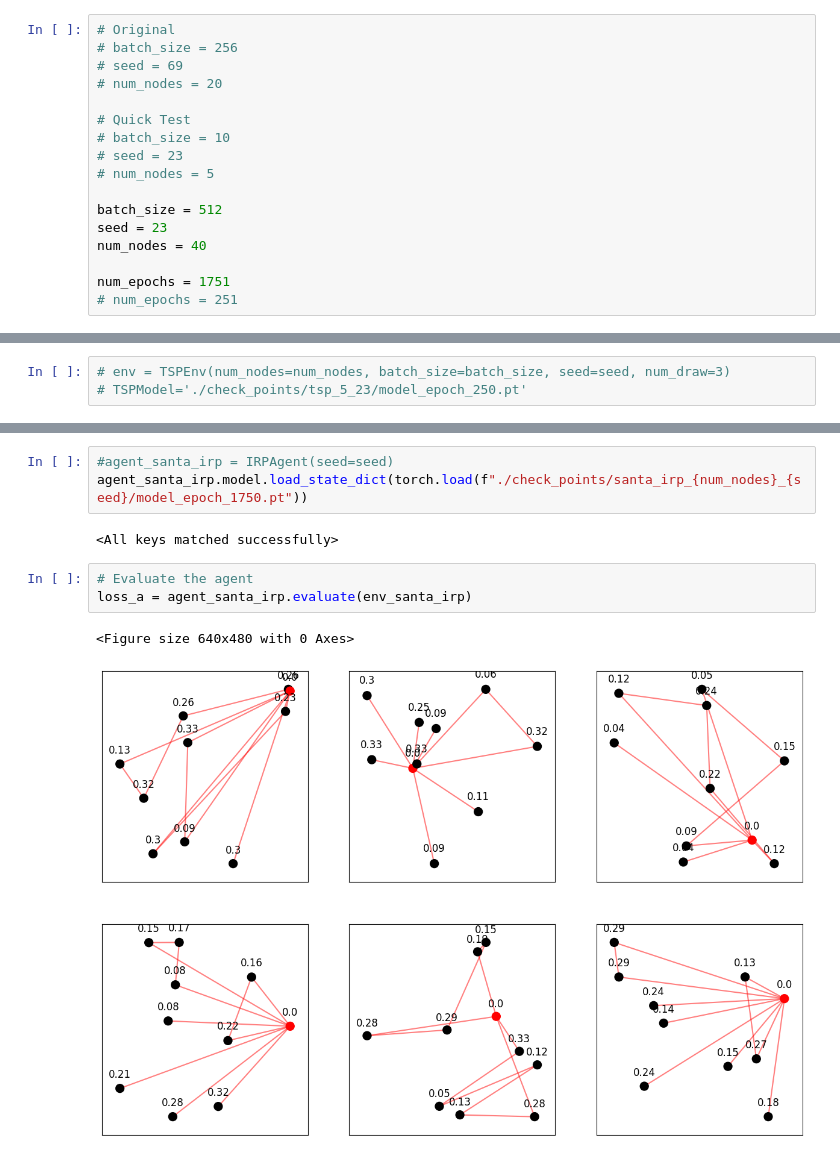
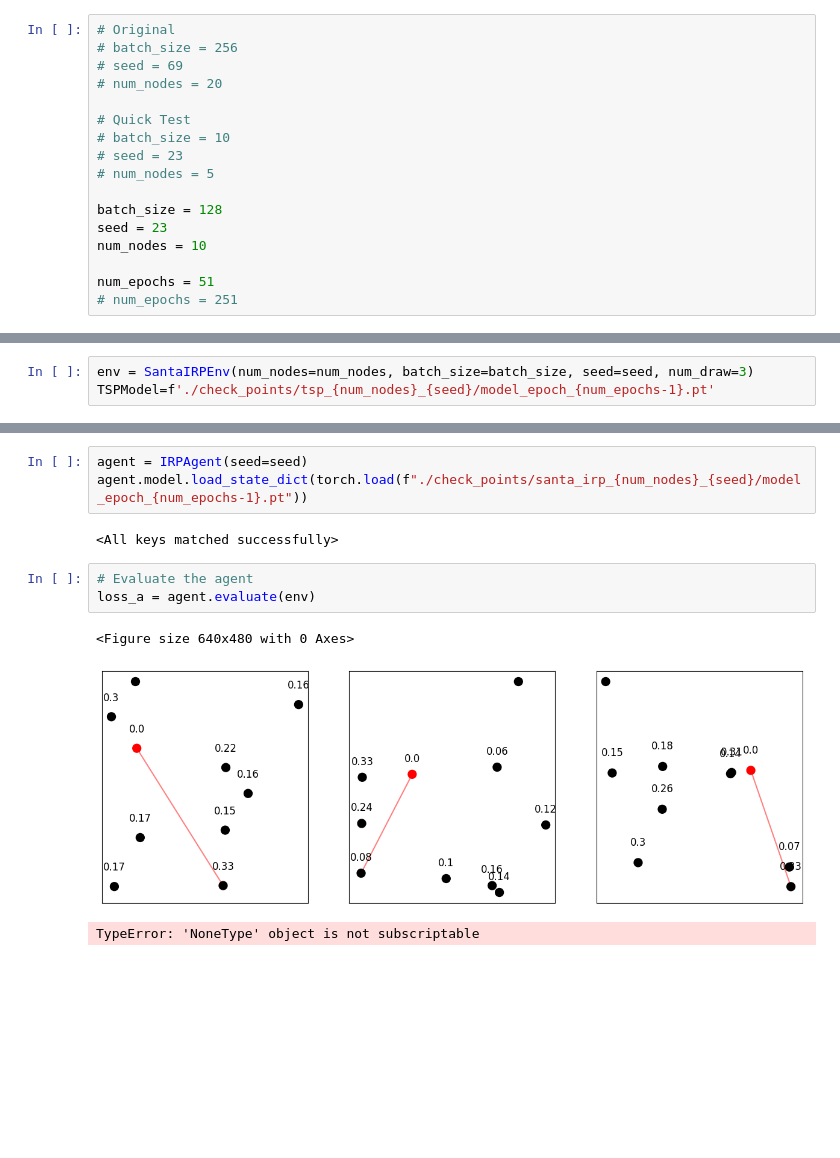
Before and after one commit to FinlayDuff/VRP-GYM-extension, a Jupyter notebook: experiments_sdp4.ipynb, the cells around one changed output, grey strips where cells are left out. Saved outputs shown, nothing was run; the diff lists cells and outputs as text; blank space fills up the shorter version.

```diff
--- a/experiments_sdp4.ipynb
+++ b/experiments_sdp4.ipynb
@@ -18,11 +18,11 @@ import torch
 # seed = 23
 # num_nodes = 5
 
-batch_size = 512
+batch_size = 128
 seed = 23
-num_nodes = 40
+num_nodes = 10
 
-num_epochs = 1751
+num_epochs = 51
 # num_epochs = 251
 # %%
 # Instantiate the SantaIRPEnv environment
@@ -70,7 +64,7 @@ replacing baceline
 # %% [markdown]
 ## Visualise the actions of the agent in the environments
 # %%
-# env = TSPEnv(num_nodes=num_nodes, batch_size=batch_size, seed=seed, num_draw=3)
-# TSPModel='./check_points/tsp_5_23/model_epoch_250.pt'
+env = SantaIRPEnv(num_nodes=num_nodes, batch_size=batch_size, seed=seed, num_draw=3)
+TSPModel=f'./check_points/tsp_{num_nodes}_{seed}/model_epoch_{num_epochs-1}.pt'
 # %%
 # Setup for evaluation
@@ -78,15 +72,16 @@ env_santa_irp.enable_video_capturing(
     video_save_path=f"./videos/video_test_santa_irp_{num_nodes}_{seed}.mp4"
 )
 # %%
-#agent_santa_irp = IRPAgent(seed=seed)
-agent_santa_irp.model.load_state_dict(torch.load(f"./check_points/santa_irp_{num_nodes}_{seed}/model_epoch_1750.pt"))
+agent = IRPAgent(seed=seed)
+agent.model.load_state_dict(torch.load(f"./check_points/santa_irp_{num_nodes}_{seed}/model_epoch_{num_epochs-1}.pt"))
 # %% [output]
 <All keys matched successfully>
 # %%
 # Evaluate the agent
-loss_a = agent_santa_irp.evaluate(env_santa_irp)
+loss_a = agent.evaluate(env)
 # %% [output]
 <Figure size 640x480 with 0 Axes>
-[figure, old version]
+[figure, new version]
+TypeError: 'NoneType' object is not subscriptable
 # %%
 # Close the video recorder
```
Also changed, not shown: parts of 4 cells of this notebook, 22 other files.
